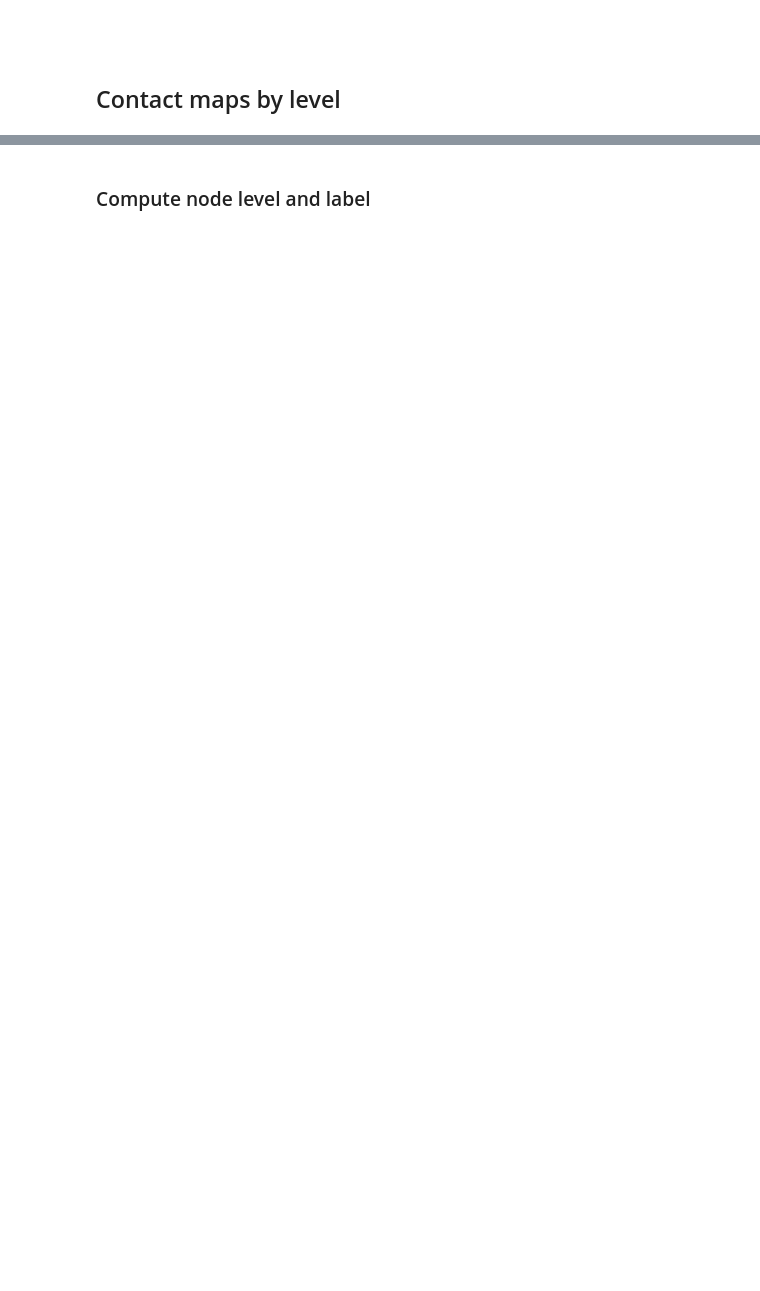
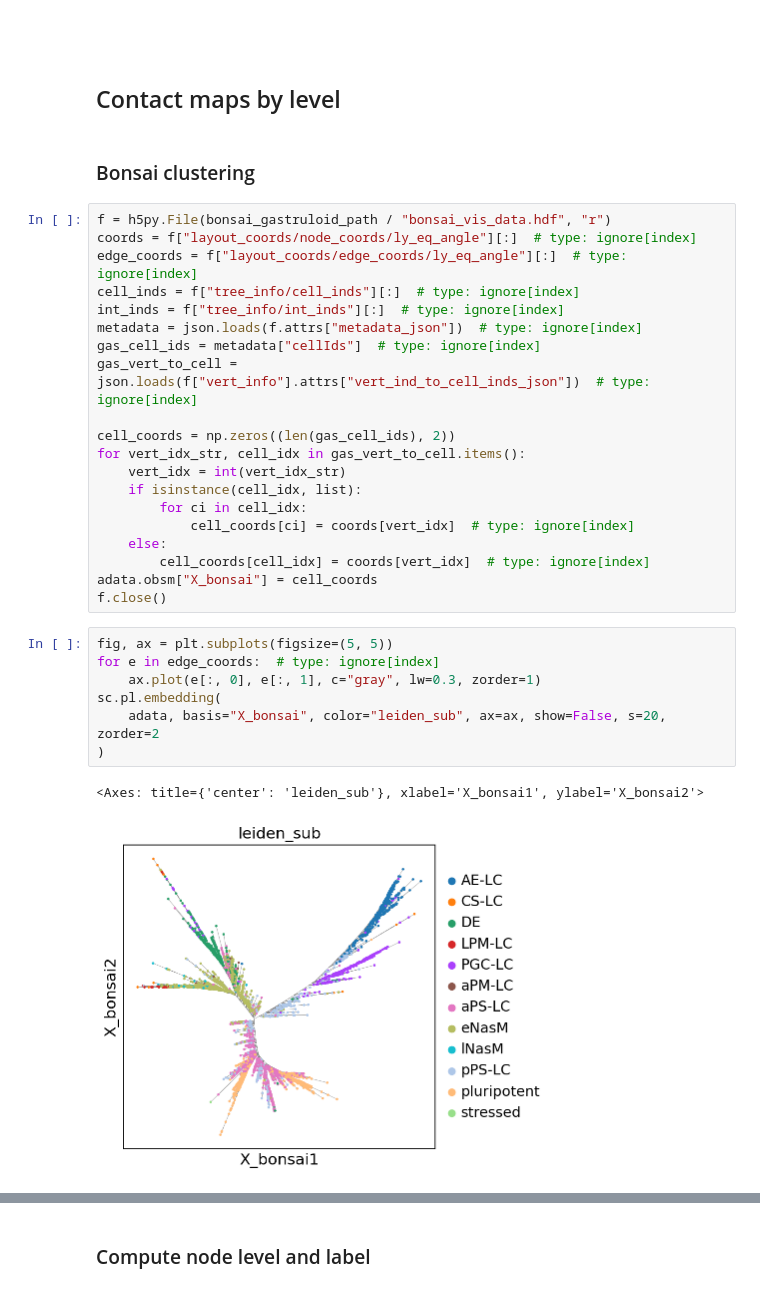
Before and after one commit to stanfish06/bonsai-loop, a Jupyter notebook: notebooks/interal-nodes-contact-maps.ipynb, the cells around one changed output, grey strips where cells are left out. Cells and saved outputs as stored; diff of their text form; blank space fills up the shorter version.

```diff
--- a/notebooks/interal-nodes-contact-maps.ipynb
+++ b/notebooks/interal-nodes-contact-maps.ipynb
@@ -170,3 +183,35 @@ cumClosenessNNN = None
 ##
 # %% [markdown]
 ## Contact maps by level
+# %% [markdown]
+### Bonsai clustering
+# %%
+f = h5py.File(bonsai_gastruloid_path / "bonsai_vis_data.hdf", "r")
+coords = f["layout_coords/node_coords/ly_eq_angle"][:]  # type: ignore[index]
+edge_coords = f["layout_coords/edge_coords/ly_eq_angle"][:]  # type: ignore[index]
+cell_inds = f["tree_info/cell_inds"][:]  # type: ignore[index]
+int_inds = f["tree_info/int_inds"][:]  # type: ignore[index]
+metadata = json.loads(f.attrs["metadata_json"])  # type: ignore[index]
+gas_cell_ids = metadata["cellIds"]  # type: ignore[index]
+gas_vert_to_cell = json.loads(f["vert_info"].attrs["vert_ind_to_cell_inds_json"])  # type: ignore[index]
+
+cell_coords = np.zeros((len(gas_cell_ids), 2))
+for vert_idx_str, cell_idx in gas_vert_to_cell.items():
+    vert_idx = int(vert_idx_str)
+    if isinstance(cell_idx, list):
+        for ci in cell_idx:
+            cell_coords[ci] = coords[vert_idx]  # type: ignore[index]
+    else:
+        cell_coords[cell_idx] = coords[vert_idx]  # type: ignore[index]
+adata.obsm["X_bonsai"] = cell_coords
+f.close()
+# %%
+fig, ax = plt.subplots(figsize=(5, 5))
+for e in edge_coords:  # type: ignore[index]
+    ax.plot(e[:, 0], e[:, 1], c="gray", lw=0.3, zorder=1)
+sc.pl.embedding(
+    adata, basis="X_bonsai", color="leiden_sub", ax=ax, show=False, s=20, zorder=2
+)
+# %% [output]
+<Axes: title={'center': 'leiden_sub'}, xlabel='X_bonsai1', ylabel='X_bonsai2'>
+[figure, added]
```
Also changed, not shown: parts of 14 cells of this notebook.
